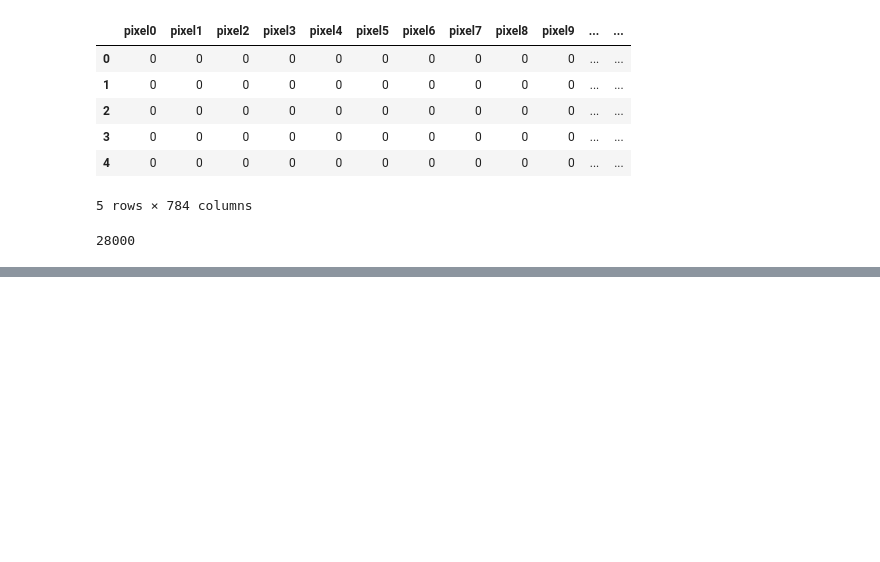
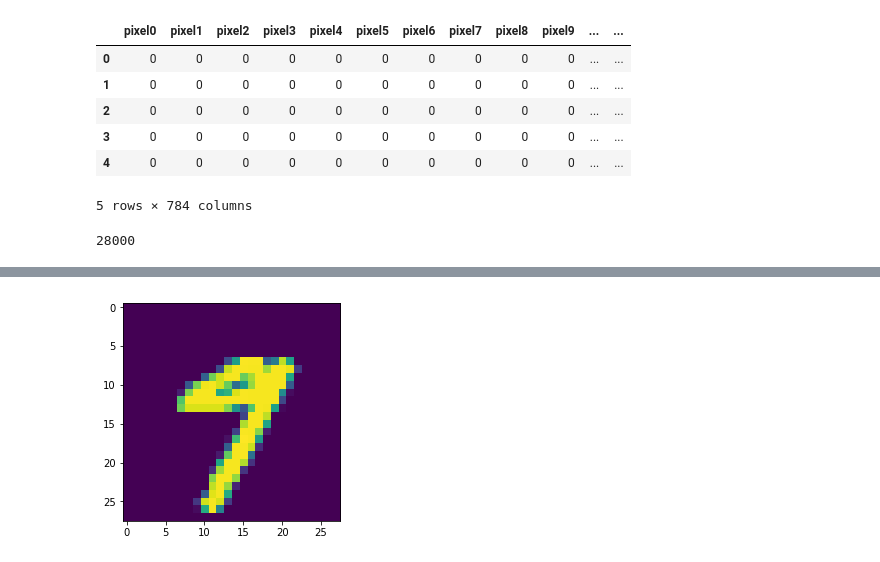
Before and after one commit to cluePrints/data-sci-fience, a Jupyter notebook: digit-recognizer/0100. EDA.ipynb, the cells around one changed output, grey strips where cells are left out. Cells and saved outputs as stored; diff of their text form; code cells hidden in the pictures; blank space fills up the shorter version.

```diff
--- a/digit-recognizer/0100. EDA.ipynb
+++ b/digit-recognizer/0100. EDA.ipynb
@@ -95,0 +152,4 @@ sns.scatterplot(x=tsne_pixels_train[:,0], y=tsne_pixels_train[:,1], hue=df_train
+# %%
+display_image(95)
+# %% [output]
+[figure, added]
```
Also changed, not shown: parts of 20 cells of this notebook.
